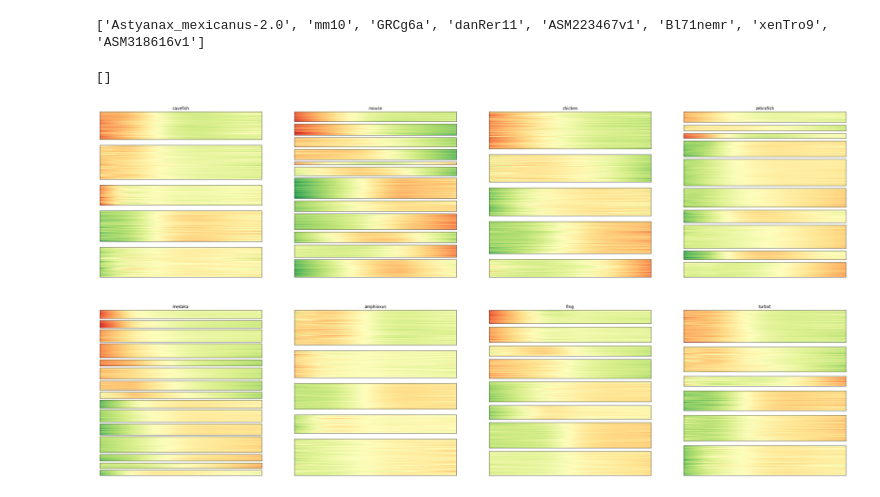
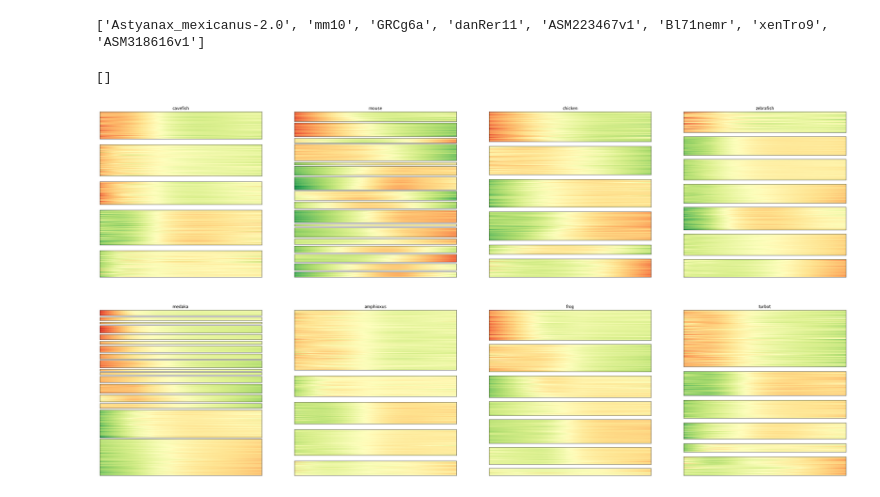
Before and after one commit to vanheeringen-lab/DevelopmentalRegulation_old, a Jupyter notebook: analysis/kmediods.py.ipynb, the cells around one changed output. Drawn from its saved outputs; the diff is of its cells as text; code cells hidden in the pictures.

```diff
--- a/analysis/kmediods.py.ipynb
+++ b/analysis/kmediods.py.ipynb
@@ -47,43 +47,43 @@ for i in range(ncols * nrows):
         corr = df.transpose().corr(method="pearson").values
         sil_score_max = -1
         for n_clusters in range(5,20):
-            kmeans = KMedoids(n_clusters=n_clusters, init="k-medoids++").fit(corr)
-            labels = kmeans.labels_
+            kmediods = KMedoids(n_clusters=n_clusters, init="k-medoids++").fit(corr)
+            labels = kmediods.labels_
             sil_score = silhouette_score(corr, labels)
             if sil_score > sil_score_max:
                 sil_score_max = sil_score
                 best_n_clusters = n_clusters
 
-        kmeans = KMeans(n_clusters=best_n_clusters).fit(df)
-        df["cluster"] = kmeans.labels_
+        kmediods = KMedoids(n_clusters=best_n_clusters).fit(df)
+        df["cluster"] = kmediods.labels_
 
         mid_vals = [np.mean(np.argmin(df[df["cluster"] == cluster].drop(columns=["cluster"]).values ** 2, axis=1)) for cluster in range(best_n_clusters)]
         start_vals = [np.mean(df[df["cluster"] == cluster][df.columns[0]]) > 0 for cluster in range(best_n_clusters)]
 
         cluster_order = sorted(range(best_n_clusters), key=lambda e: (start_vals[e], -mid_vals[e]), reverse=True)
         label_counts = [sum(df["cluster"] == cluster) for cluster in cluster_order]
 
         bigax = gridspec.GridSpecFromSubplotSpec(best_n_clusters, 1, subplot_spec=gs[i], height_ratios=label_counts)
 
         vmax = (max([np.min(df.drop(columns=["cluster"]).values)**2, np.max(df.drop(columns=["cluster"]).values)**2]))**0.5
         vmin = -vmax
         for i, cluster in enumerate(cluster_order):
             smallax = f.add_subplot(bigax[i, :])
             im = smallax.pcolor(df[df["cluster"] == cluster].drop(columns=["cluster"]),
                                       vmin=vmin,
                                       vmax=vmax,
                                       cmap="RdYlGn_r")
             smallax.get_xaxis().set_visible(False)
             smallax.get_yaxis().set_visible(False)
 
             if i == 0:
                 smallax.set_title(f"{util.ass2name(assembly)}")
     else:
         ax = gs[i]
         ax.axis('off')
 
 
 plt.plot()
 # %% [output]
 []
-[figure, old version]
+[figure, new version]
```
